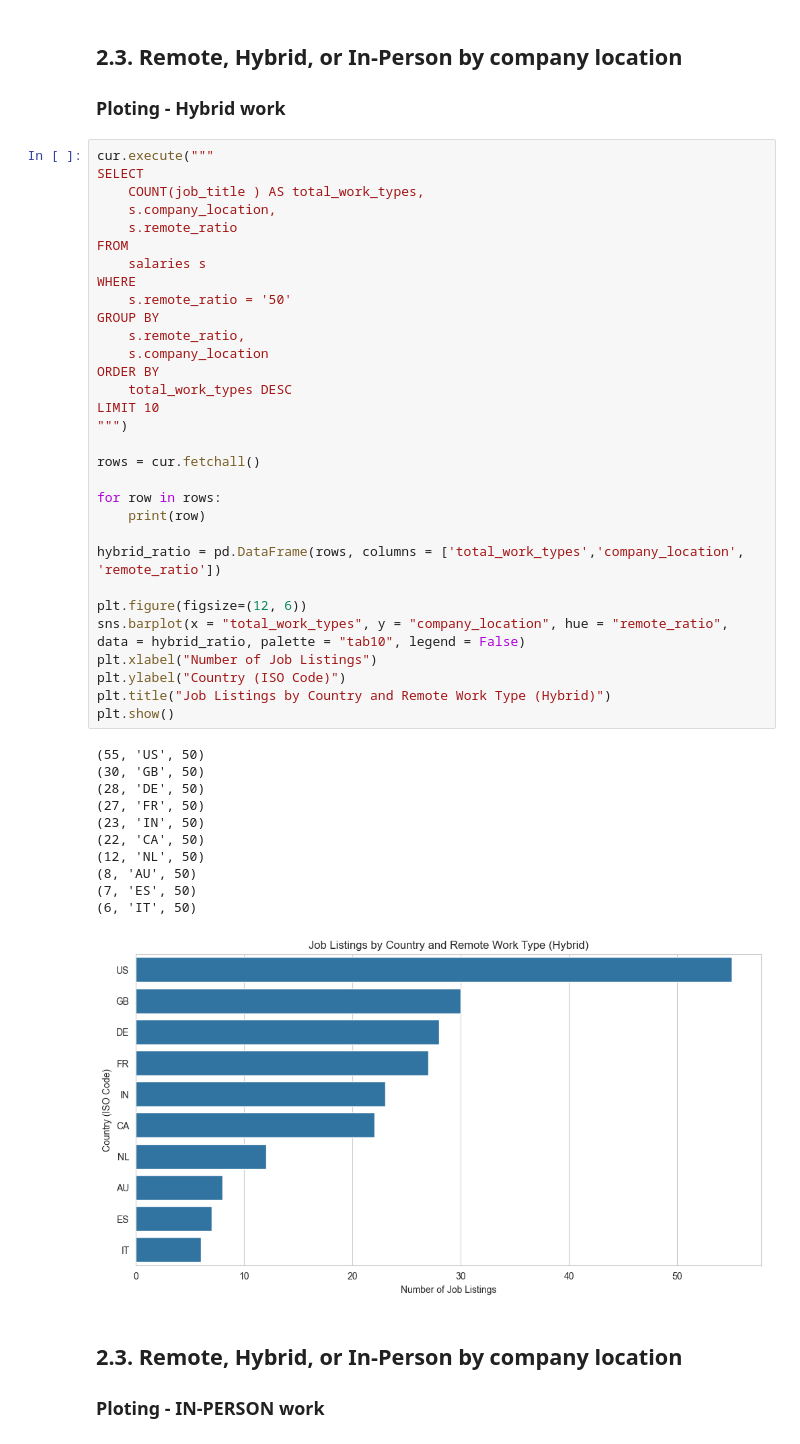
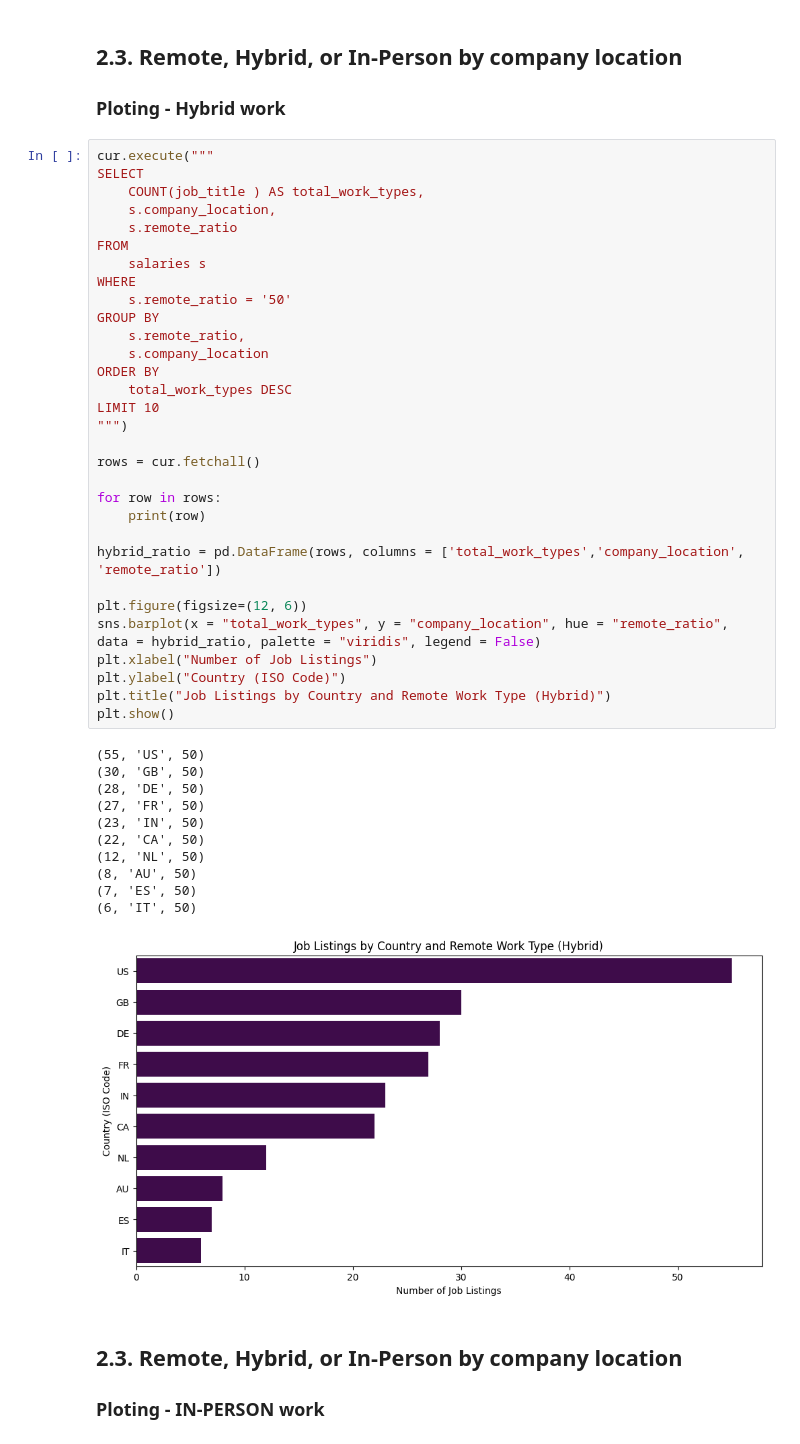
Before and after one commit to ALOBlack19/Salary-analysis-of-data-job-positions, a Jupyter notebook: Data jobs salary analysis - combined.ipynb, the cells around one changed output. Drawn from its saved outputs; the diff is of its cells as text.

Commit message:
ADD: small canges adjusting the charts

```diff
--- a/Data jobs salary analysis - combined.ipynb
+++ b/Data jobs salary analysis - combined.ipynb
@@ -325,35 +325,35 @@ GROUP BY
     s.remote_ratio,
     s.company_location
 ORDER BY
     total_work_types DESC
 LIMIT 10
 """)
 
 rows = cur.fetchall()
 
 for row in rows:
     print(row)
 
 hybrid_ratio = pd.DataFrame(rows, columns = ['total_work_types','company_location', 'remote_ratio'])
 
 plt.figure(figsize=(12, 6))
-sns.barplot(x = "total_work_types", y = "company_location", hue = "remote_ratio", data = hybrid_ratio, palette = "tab10", legend = False)
+sns.barplot(x = "total_work_types", y = "company_location", hue = "remote_ratio", data = hybrid_ratio, palette = "viridis", legend = False)
 plt.xlabel("Number of Job Listings")
 plt.ylabel("Country (ISO Code)")
 plt.title("Job Listings by Country and Remote Work Type (Hybrid)")
 plt.show()
 # %% [output]
 (55, 'US', 50)
 (30, 'GB', 50)
 (28, 'DE', 50)
 (27, 'FR', 50)
 (23, 'IN', 50)
 (22, 'CA', 50)
 (12, 'NL', 50)
 (8, 'AU', 50)
 (7, 'ES', 50)
 (6, 'IT', 50)
-[figure, old version]
+[figure, new version]
 # %% [markdown]
 ## 2.3. Remote, Hybrid, or In-Person by company location
 ### Ploting - IN-PERSON work
```
Also changed, not shown: parts of 2 cells of this notebook.
